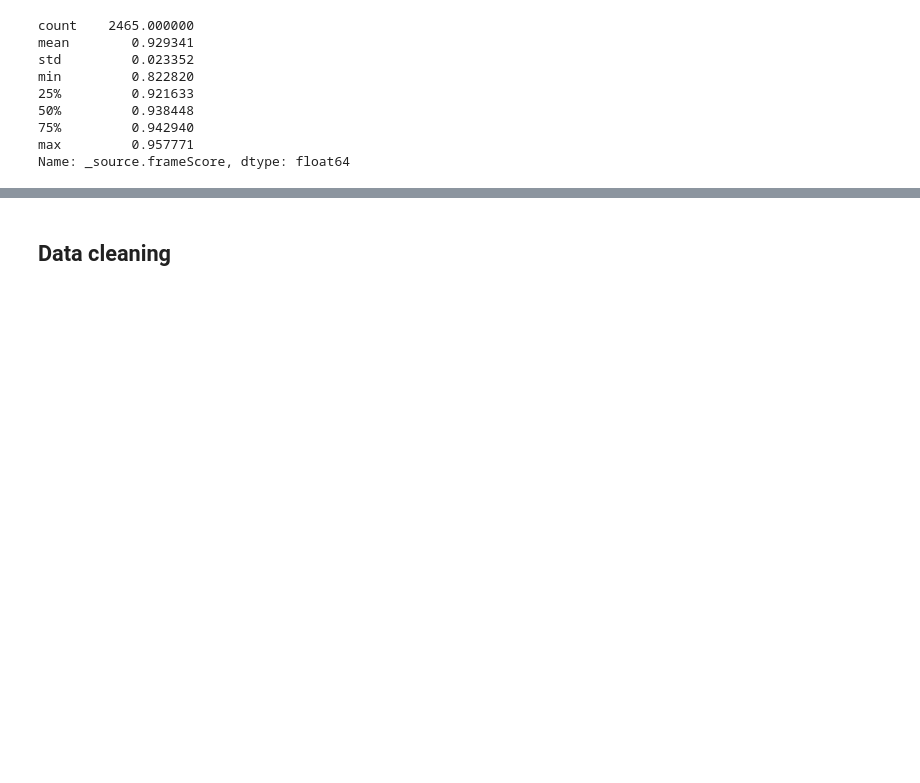
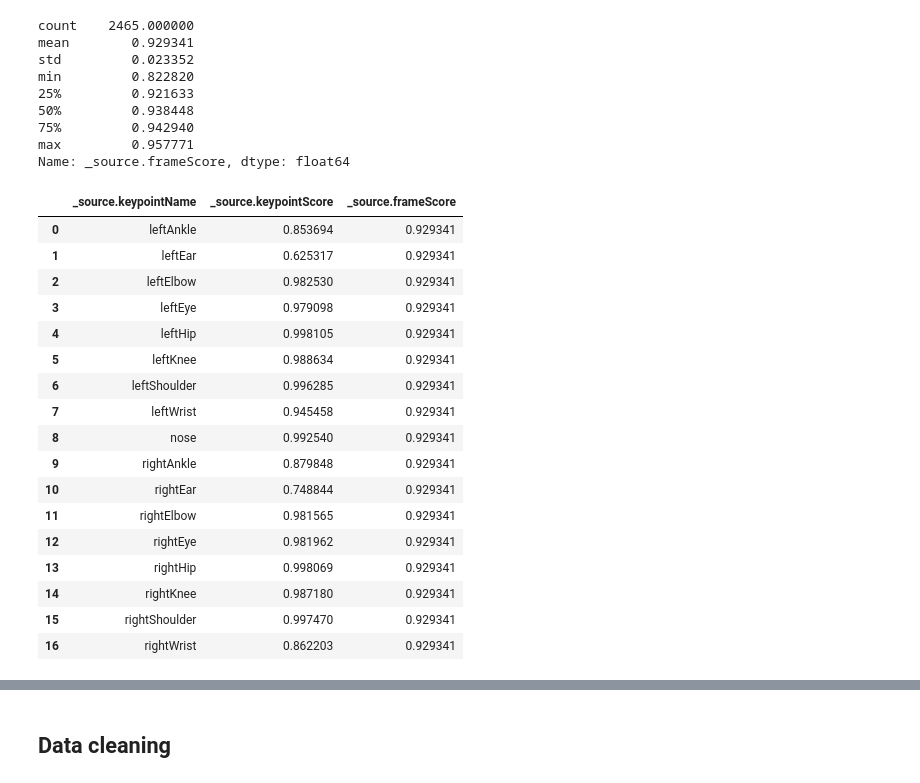
Before and after one commit to MaxSmeets/anomaly-detection-data-science, a Jupyter notebook: anomaly-detection.ipynb, the cells around one changed output, grey strips where cells are left out. Cells and saved outputs as stored; diff of their text form; code cells hidden in the pictures; blank space fills up the shorter version.

```diff
--- a/anomaly-detection.ipynb
+++ b/anomaly-detection.ipynb
@@ -149,3 +157,27 @@ Name: _source.frameScore, dtype: float64
+# %%
+df_means = df.groupby('_source.keypointName').mean(numeric_only=True)
+df_means = df_means.reset_index()
+
+df_means
+# %% [output]
+|  | _source.keypointName | _source.keypointScore | _source.frameScore |
+| 0 | leftAnkle | 0.853694 | 0.929341 |
+| 1 | leftEar | 0.625317 | 0.929341 |
+| 2 | leftElbow | 0.982530 | 0.929341 |
+| 3 | leftEye | 0.979098 | 0.929341 |
+| 4 | leftHip | 0.998105 | 0.929341 |
+| 5 | leftKnee | 0.988634 | 0.929341 |
+| 6 | leftShoulder | 0.996285 | 0.929341 |
+| 7 | leftWrist | 0.945458 | 0.929341 |
+| 8 | nose | 0.992540 | 0.929341 |
+| 9 | rightAnkle | 0.879848 | 0.929341 |
+| 10 | rightEar | 0.748844 | 0.929341 |
+| 11 | rightElbow | 0.981565 | 0.929341 |
+| 12 | rightEye | 0.981962 | 0.929341 |
+| 13 | rightHip | 0.998069 | 0.929341 |
+| 14 | rightKnee | 0.987180 | 0.929341 |
+| 15 | rightShoulder | 0.997470 | 0.929341 |
+| 16 | rightWrist | 0.862203 | 0.929341 |
 # %%
 # Checking for missing values
 df.isna().sum()
```
Also changed, not shown: parts of 8 cells of this notebook.
